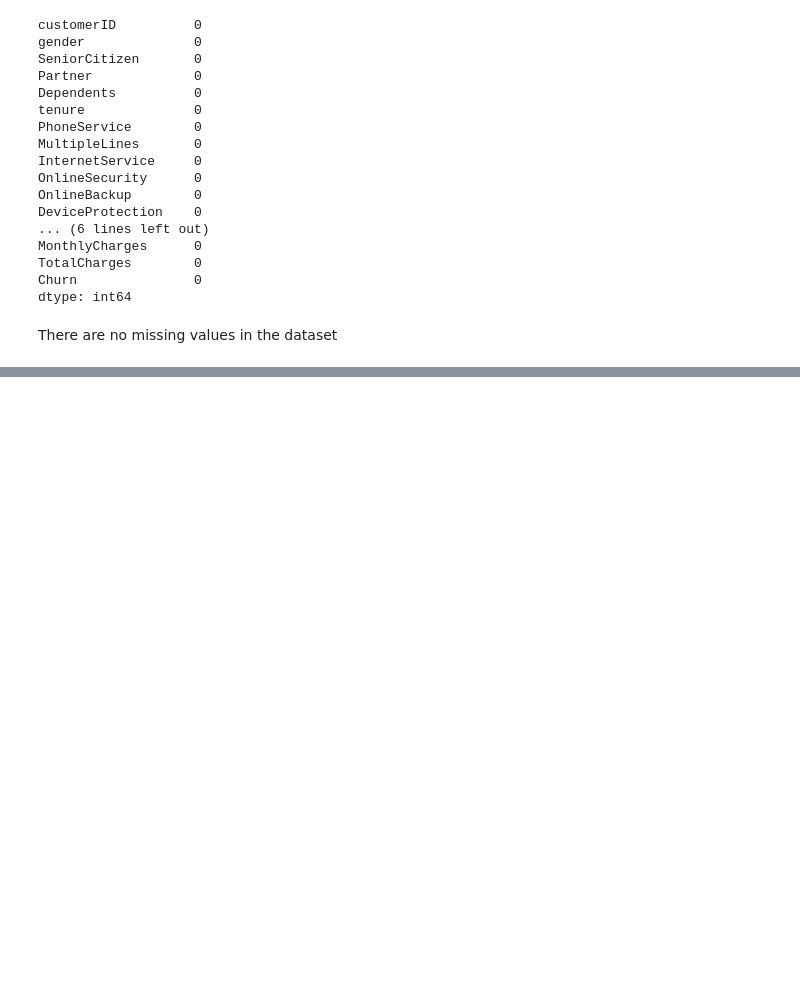
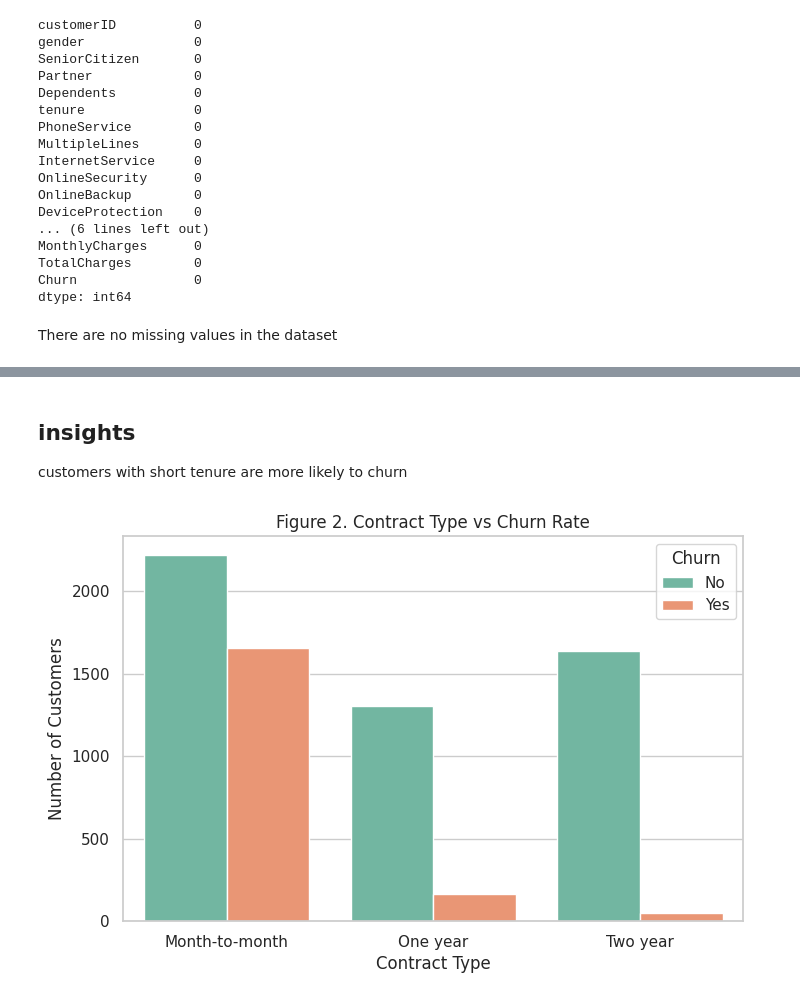
Before and after one commit to blessycode/customer-churn, a Jupyter notebook: EDA.ipynb, the cells around one changed output, grey strips where cells are left out. Saved outputs shown, nothing was run; the diff lists cells and outputs as text; code cells hidden in the pictures; blank space fills up the shorter version.

```diff
--- a/EDA.ipynb
+++ b/EDA.ipynb
@@ -70,0 +106,15 @@ data.drop('customerID', axis=1, inplace=True)
+# %% [markdown]
+## insights
+
+customers with short tenure are more likely to churn
+# %%
+## check the relationship between contract type and churn rate
+plt.figure(figsize=(8, 5))
+sns.countplot(x='Contract', hue='Churn', data=data, palette='Set2')
+plt.title('Figure 2. Contract Type vs Churn Rate')
+plt.xlabel('Contract Type')
+plt.ylabel('Number of Customers')
+plt.legend(title='Churn', loc='upper right')
+plt.show()
+# %% [output]
+[figure, added]
```
Also changed, not shown: parts of 12 cells of this notebook, 1 other file.
